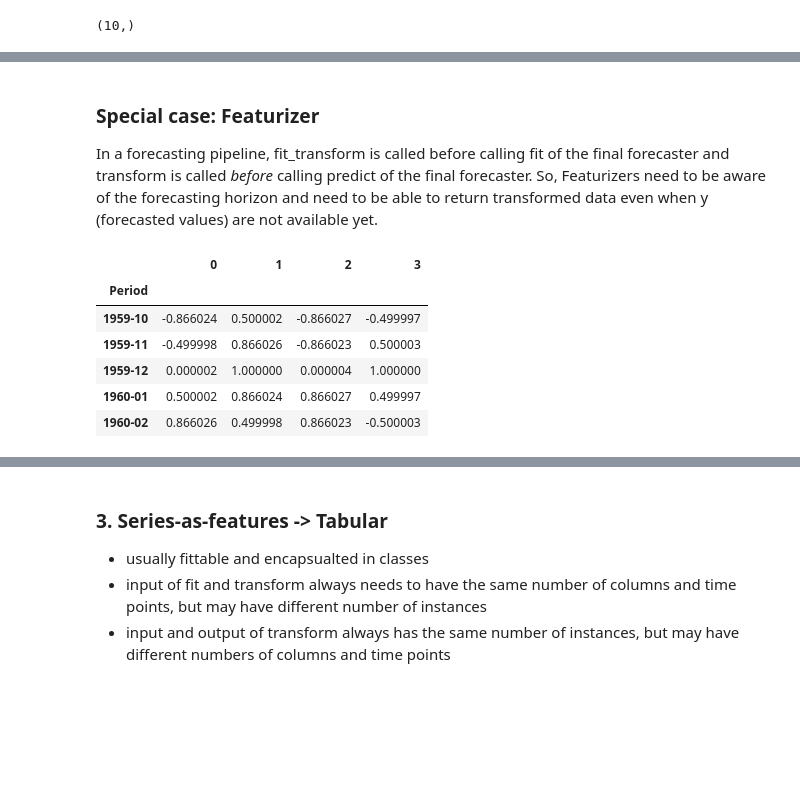
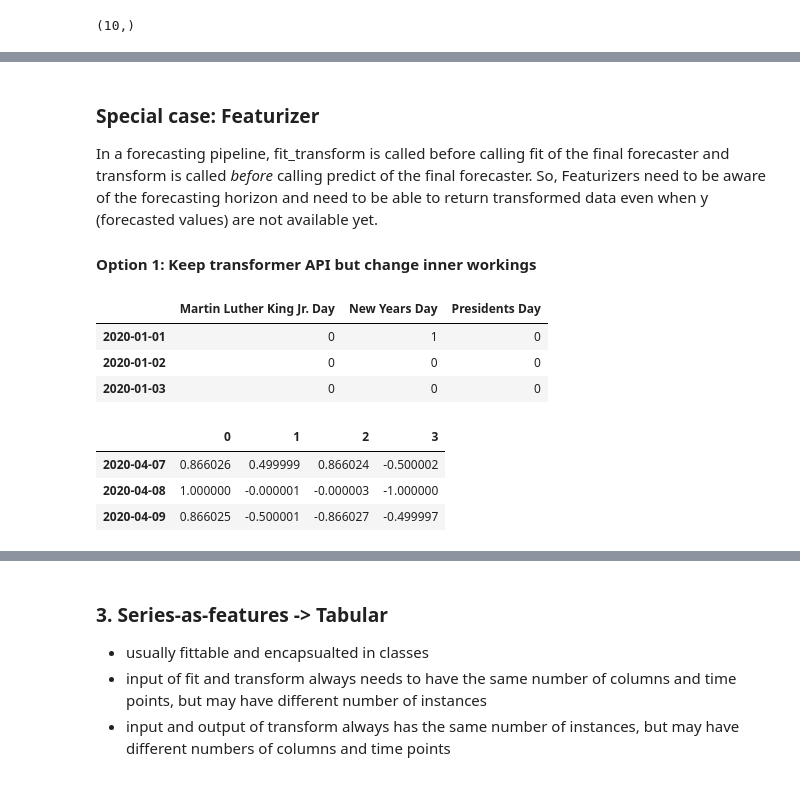
Before and after one commit to sktime/enhancement-proposals, a Jupyter notebook: steps/03_transformer_api/transform_types.ipynb, the cells around one changed output, grey strips where cells are left out. Drawn from its saved outputs; the diff is of its cells as text; code cells hidden in the pictures; blank space fills up the shorter version.

Commit message:
Added option with new Featurizer type

```diff
--- a/steps/03_transformer_api/transform_types.ipynb
+++ b/steps/03_transformer_api/transform_types.ipynb
@@ -239,3 +239,5 @@ transformer.fit_transform(Y)
 # %% [markdown]
 ### Special case: Featurizer
 In a forecasting pipeline, fit_transform is called before calling fit of the final forecaster and transform is called *before* calling predict of the final forecaster. So, Featurizers need to be aware of the forecasting horizon and need to be able to return transformed data even when y (forecasted values) are not available yet.
+
+#### Option 1: Keep transformer API but change inner workings
@@ -278,7 +264,7 @@ class HolidayFeaturizer(_SeriesToSeriesTransformer):
         if holidays.empty:
             return X
 
-        Xt = pd.get_dummies(holidays.reindex(y))
+        Xt = pd.get_dummies(holidays.reindex(index))
         return pd.concat([X, Xt], axis=1)
 
 class FourierFeaturizer(_SeriesToSeriesTransformer):
@@ -322,17 +308,25 @@ class FourierFeaturizer(_SeriesToSeriesTransformer):
         times = fh.to_absolute_int(start, cutoff).to_numpy(dtype=np.float64) + 1
         Xt = pd.DataFrame(_fourier_terms(self.p_, times), index=index)
         return pd.concat([X, Xt], axis=1)
+# %%
+# fitting
+from pandas.tseries.holiday import USFederalHolidayCalendar
+y_train = make_series(100)
+transformer = HolidayFeaturizer(calendar=USFederalHolidayCalendar())
+transformer.fit_transform(None, y_train).head(3)
+# %% [output]
+|  | Martin Luther King Jr. Day | New Years Day | Presidents Day |
+| 2020-01-01 | 0 | 1 | 0 |
+| 2020-01-02 | 0 | 0 | 0 |
+| 2020-01-03 | 0 | 0 | 0 |
 # %%
 # fitting
 X_train = None
 t = FourierFeaturizer(sp=12, k=2)
 Xt = t.fit_transform(X_train, y=y_train)
-Xt.tail(5)
+Xt.tail(3)
 # %% [output]
 |  | 0 | 1 | 2 | 3 |
-| Period |  |  |  |  |
-| 1959-10 | -0.866024 | 0.500002 | -0.866027 | -0.499997 |
-| 1959-11 | -0.499998 | 0.866026 | -0.866023 | 0.500003 |
-| 1959-12 | 0.000002 | 1.000000 | 0.000004 | 1.000000 |
-| 1960-01 | 0.500002 | 0.866024 | 0.866027 | 0.499997 |
-| 1960-02 | 0.866026 | 0.499998 | 0.866023 | -0.500003 |
+| 2020-04-07 | 0.866026 | 0.499999 | 0.866024 | -0.500002 |
+| 2020-04-08 | 1.000000 | -0.000001 | -0.000003 | -1.000000 |
+| 2020-04-09 | 0.866025 | -0.500001 | -0.866027 | -0.499997 |
```
Also changed, not shown: parts of 27 cells of this notebook.
